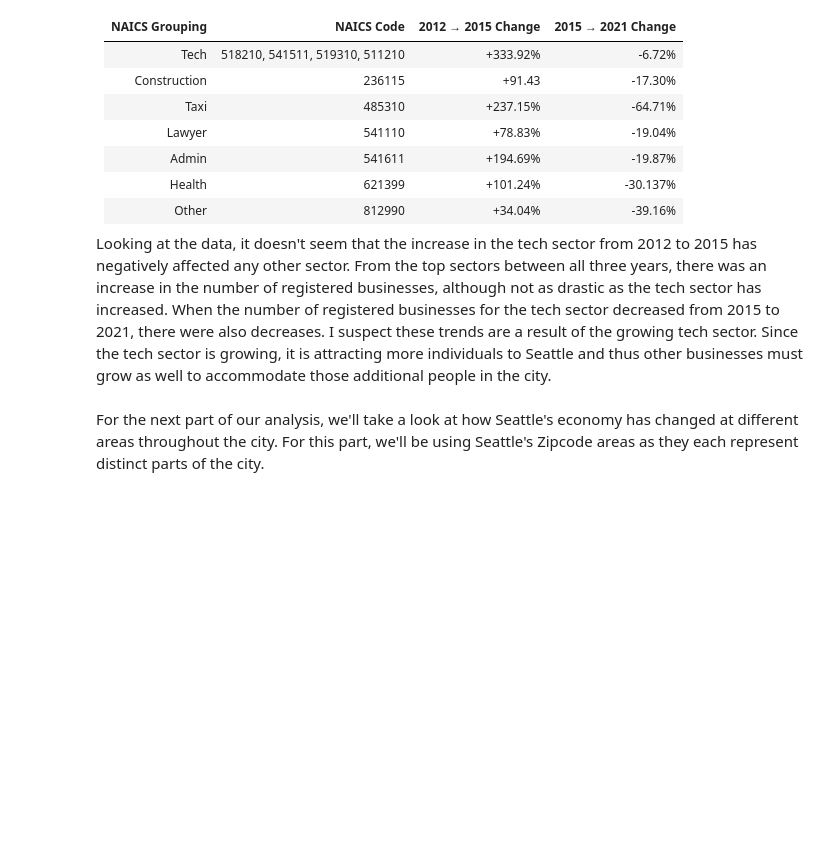
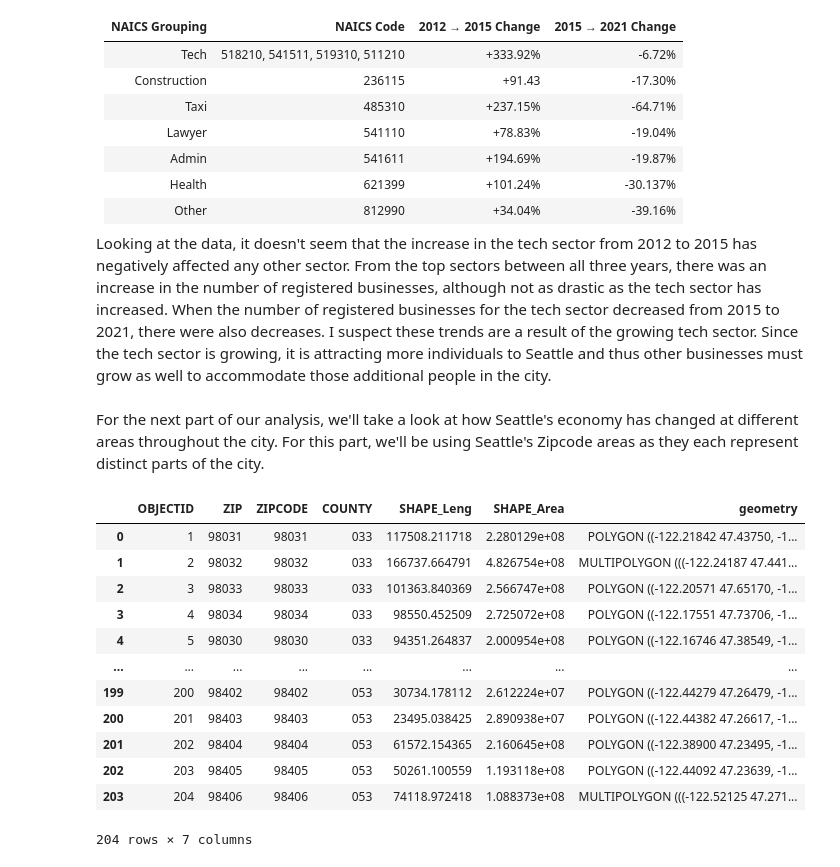
Before and after one commit to Krocketeer/HCDE410-Final-Project, a Jupyter notebook: main.ipynb, the cells around one changed output. Drawn from its saved outputs; the diff is of its cells as text; code cells hidden in the pictures; blank space fills up the shorter version.

```diff
--- a/main.ipynb
+++ b/main.ipynb
@@ -363,0 +370,18 @@ seattle_zipcodes = gpd.read_file("data/SeattleZipcodes")
+# %%
+seattle_zipcodes = [98101, 98102, 98103, 98104, 98105, 98106, 98107, 98108, 98109, 98110, 98111, 98112, 98114, 98115, 98116, 98117, 98118, 98119, 98121, 98122, 98124, 98125, 98126, 98129, 98131, 98132, 98133, 98134, 98136, 98138, 98144, 98145, 98146, 98148, 98151, 98154, 98155, 98158, 98160, 98161, 98164, 98166, 98168, 98170, 98171, 98174, 98177, 98178, 98181, 98184, 98185, 98188, 98190, 98191, 98195, 98198, 98199]
+seattle_zipcode_data = gpd.read_file("data/SeattleZipcodes")
+seattle_zipcode_data
+# %% [output]
+|  | OBJECTID | ZIP | ZIPCODE | COUNTY | SHAPE_Leng | SHAPE_Area | geometry |
+| 0 | 1 | 98031 | 98031 | 033 | 117508.211718 | 2.280129e+08 | POLYGON ((-122.21842 47.43750, -1... |
+| 1 | 2 | 98032 | 98032 | 033 | 166737.664791 | 4.826754e+08 | MULTIPOLYGON (((-122.24187 47.441... |
+| 2 | 3 | 98033 | 98033 | 033 | 101363.840369 | 2.566747e+08 | POLYGON ((-122.20571 47.65170, -1... |
+| 3 | 4 | 98034 | 98034 | 033 | 98550.452509 | 2.725072e+08 | POLYGON ((-122.17551 47.73706, -1... |
+| 4 | 5 | 98030 | 98030 | 033 | 94351.264837 | 2.000954e+08 | POLYGON ((-122.16746 47.38549, -1... |
+| ... | ... | ... | ... | ... | ... | ... | ... |
+| 199 | 200 | 98402 | 98402 | 053 | 30734.178112 | 2.612224e+07 | POLYGON ((-122.44279 47.26479, -1... |
+| 200 | 201 | 98403 | 98403 | 053 | 23495.038425 | 2.890938e+07 | POLYGON ((-122.44382 47.26617, -1... |
+| 201 | 202 | 98404 | 98404 | 053 | 61572.154365 | 2.160645e+08 | POLYGON ((-122.38900 47.23495, -1... |
+| 202 | 203 | 98405 | 98405 | 053 | 50261.100559 | 1.193118e+08 | POLYGON ((-122.44092 47.23639, -1... |
+| 203 | 204 | 98406 | 98406 | 053 | 74118.972418 | 1.088373e+08 | MULTIPOLYGON (((-122.52125 47.271... |
+204 rows × 7 columns
```
Also changed, not shown: parts of 12 cells of this notebook, 7 other files.
